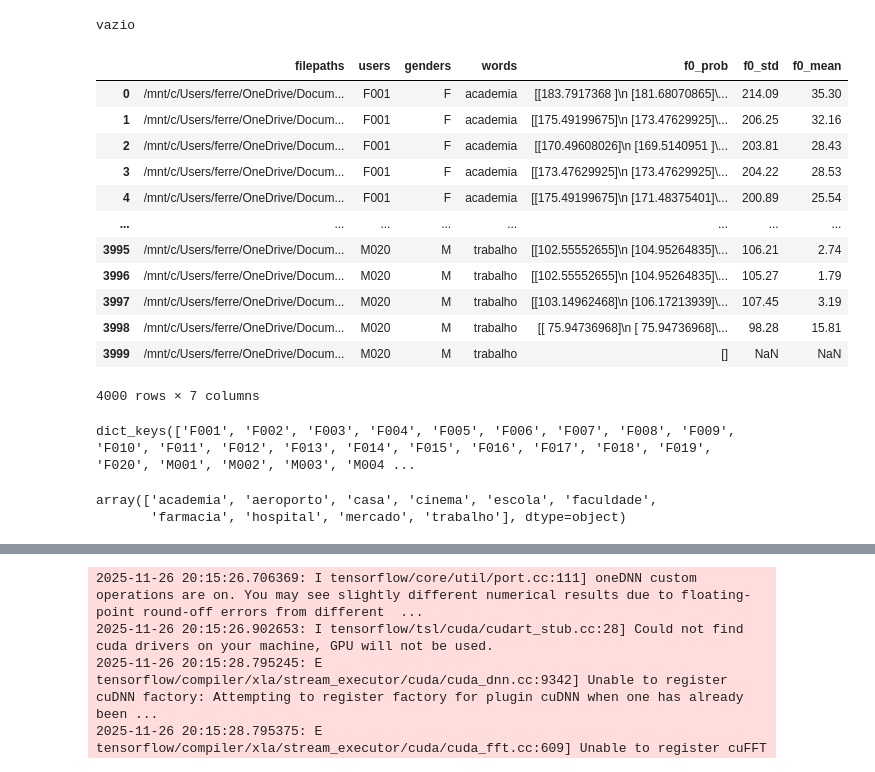
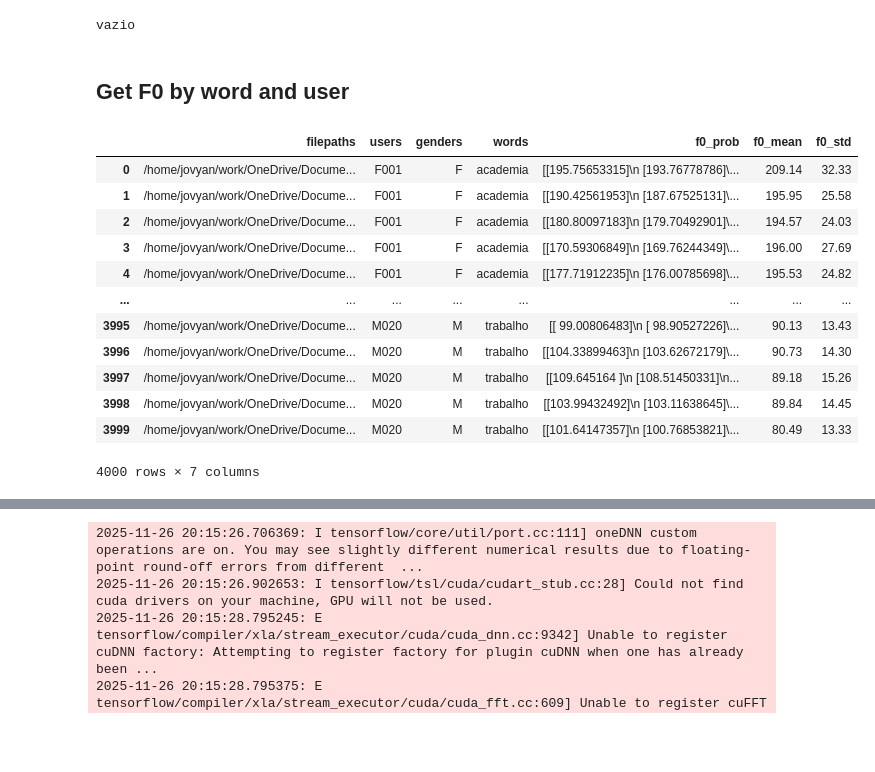
Before and after one commit to fernandasf/effect_pitch_classification, a Jupyter notebook: pitch/pitch.ipynb, the cells around one changed output, grey strips where cells are left out. Drawn from its saved outputs; the diff is of its cells as text; code cells hidden in the pictures; blank space fills up the shorter version.

```diff
--- a/pitch/pitch.ipynb
+++ b/pitch/pitch.ipynb
@@ -201,6 +201,8 @@ else:
     print("vazio")
 # %% [output]
 vazio
+# %% [markdown]
+## Get F0 by word and user
 # %%
 import pandas as pd
 import numpy as np
@@ -207,17 +240,18 @@ import numpy as np
 # %%
-df = pd.read_csv("GPS_cmd_16k_renamed_pyin.csv")
+#df = pd.read_csv("GPS_cmd_16k_renamed_pyin.csv")
+df = pd.read_csv("GPS_cmd_16k_renamed_jpynb_crepe.csv")
 df
 # %% [output]
-|  | filepaths | users | genders | words | f0_prob | f0_std | f0_mean |
-| 0 | /mnt/c/Users/ferre/OneDrive/Docum... | F001 | F | academia | [[183.7917368 ]\n [181.68070865]\... | 214.09 | 35.30 |
-| 1 | /mnt/c/Users/ferre/OneDrive/Docum... | F001 | F | academia | [[175.49199675]\n [173.47629925]\... | 206.25 | 32.16 |
-| 2 | /mnt/c/Users/ferre/OneDrive/Docum... | F001 | F | academia | [[170.49608026]\n [169.5140951 ]\... | 203.81 | 28.43 |
-| 3 | /mnt/c/Users/ferre/OneDrive/Docum... | F001 | F | academia | [[173.47629925]\n [173.47629925]\... | 204.22 | 28.53 |
-| 4 | /mnt/c/Users/ferre/OneDrive/Docum... | F001 | F | academia | [[175.49199675]\n [171.48375401]\... | 200.89 | 25.54 |
+|  | filepaths | users | genders | words | f0_prob | f0_mean | f0_std |
+| 0 | /home/jovyan/work/OneDrive/Docume... | F001 | F | academia | [[195.75653315]\n [193.76778786]\... | 209.14 | 32.33 |
+| 1 | /home/jovyan/work/OneDrive/Docume... | F001 | F | academia | [[190.42561953]\n [187.67525131]\... | 195.95 | 25.58 |
+| 2 | /home/jovyan/work/OneDrive/Docume... | F001 | F | academia | [[180.80097183]\n [179.70492901]\... | 194.57 | 24.03 |
+| 3 | /home/jovyan/work/OneDrive/Docume... | F001 | F | academia | [[170.59306849]\n [169.76244349]\... | 196.00 | 27.69 |
+| 4 | /home/jovyan/work/OneDrive/Docume... | F001 | F | academia | [[177.71912235]\n [176.00785698]\... | 195.53 | 24.82 |
 | ... | ... | ... | ... | ... | ... | ... | ... |
-| 3995 | /mnt/c/Users/ferre/OneDrive/Docum... | M020 | M | trabalho | [[102.55552655]\n [104.95264835]\... | 106.21 | 2.74 |
-| 3996 | /mnt/c/Users/ferre/OneDrive/Docum... | M020 | M | trabalho | [[102.55552655]\n [104.95264835]\... | 105.27 | 1.79 |
-| 3997 | /mnt/c/Users/ferre/OneDrive/Docum... | M020 | M | trabalho | [[103.14962468]\n [106.17213939]\... | 107.45 | 3.19 |
-| 3998 | /mnt/c/Users/ferre/OneDrive/Docum... | M020 | M | trabalho | [[ 75.94736968]\n [ 75.94736968]\... | 98.28 | 15.81 |
-| 3999 | /mnt/c/Users/ferre/OneDrive/Docum... | M020 | M | trabalho | [] | NaN | NaN |
+| 3995 | /home/jovyan/work/OneDrive/Docume... | M020 | M | trabalho | [[ 99.00806483]\n [ 98.90527226]\... | 90.13 | 13.43 |
+| 3996 | /home/jovyan/work/OneDrive/Docume... | M020 | M | trabalho | [[104.33899463]\n [103.62672179]\... | 90.73 | 14.30 |
+| 3997 | /home/jovyan/work/OneDrive/Docume... | M020 | M | trabalho | [[109.645164 ]\n [108.51450331]\n... | 89.18 | 15.26 |
+| 3998 | /home/jovyan/work/OneDrive/Docume... | M020 | M | trabalho | [[103.99432492]\n [103.11638645]\... | 89.84 | 14.45 |
+| 3999 | /home/jovyan/work/OneDrive/Docume... | M020 | M | trabalho | [[101.64147357]\n [100.76853821]\... | 80.49 | 13.33 |
 4000 rows × 7 columns
@@ -227,10 +257,0 @@ key_user = df_user.groups.keys()
-# %%
-key_user
-# %% [output]
-dict_keys(['F001', 'F002', 'F003', 'F004', 'F005', 'F006', 'F007', 'F008', 'F009', 'F010', 'F011', 'F012', 'F013', 'F014', 'F015', 'F016', 'F017', 'F018', 'F019', 'F020', 'M001', 'M002', 'M003', 'M004 ...
-# %%
-words = df.words.unique()
-words
-# %% [output]
-array(['academia', 'aeroporto', 'casa', 'cinema', 'escola', 'faculdade',
-       'farmacia', 'hospital', 'mercado', 'trabalho'], dtype=object)
```
Also changed, not shown: parts of 6 cells of this notebook, 4 other files.
